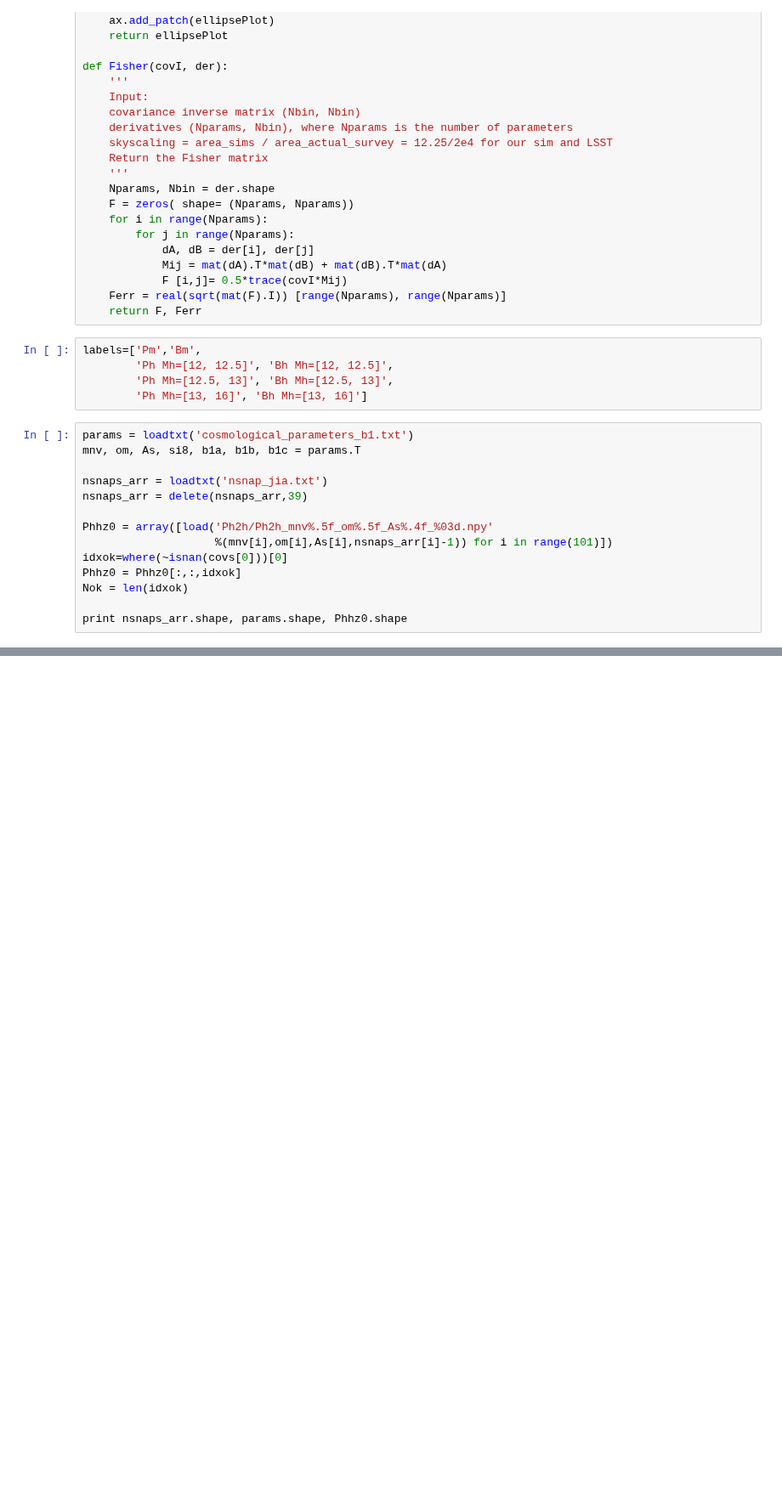
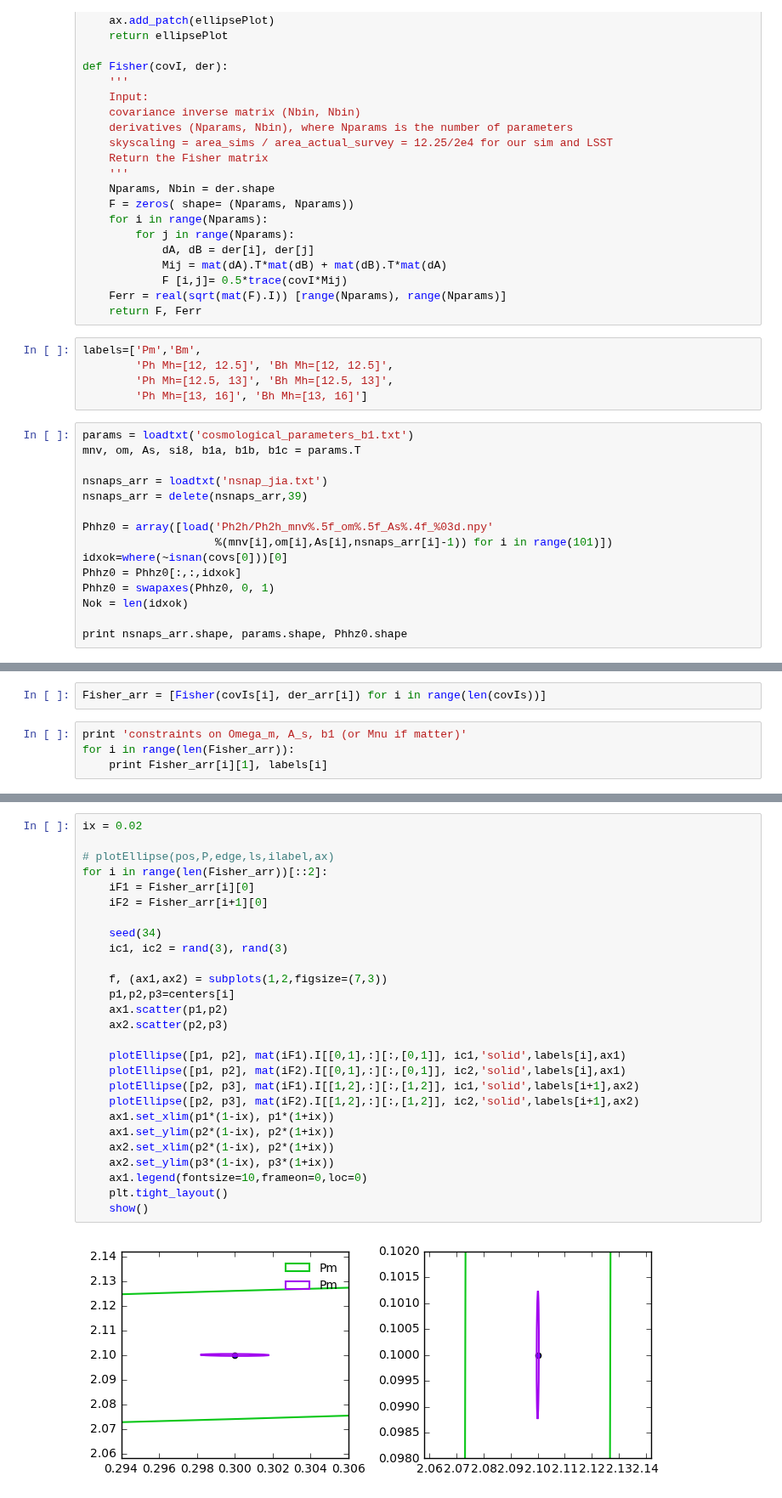
Before and after one commit to liuxx479/nubias, a Jupyter notebook: plot_constraints.ipynb, the cells around one changed output, grey strips where cells are left out. Shown at 85% size. Cells and saved outputs as stored; diff of their text form; blank space fills up the shorter version.

```diff
--- a/plot_constraints.ipynb
+++ b/plot_constraints.ipynb
@@ -49,6 +50,7 @@ Phhz0 = array([load('Ph2h/Ph2h_mnv%.5f_om%.5f_As%.4f_%03d.npy'
                     %(mnv[i],om[i],As[i],nsnaps_arr[i]-1)) for i in range(101)])
 idxok=where(~isnan(covs[0]))[0]
 Phhz0 = Phhz0[:,:,idxok]
+Phhz0 = swapaxes(Phhz0, 0, 1)
 Nok = len(idxok)
 
 print nsnaps_arr.shape, params.shape, Phhz0.shape
@@ -71,0 +98,6 @@ for icov in covs:
+# %%
+Fisher_arr = [Fisher(covIs[i], der_arr[i]) for i in range(len(covIs))]
+# %%
+print 'constraints on Omega_m, A_s, b1 (or Mnu if matter)'
+for i in range(len(Fisher_arr)):
+    print Fisher_arr[i][1], labels[i]
@@ -71,0 +114,29 @@ for icov in covs:
+# %%
+ix = 0.02
+
+# plotEllipse(pos,P,edge,ls,ilabel,ax)
+for i in range(len(Fisher_arr))[::2]:
+    iF1 = Fisher_arr[i][0]
+    iF2 = Fisher_arr[i+1][0]
+
+    seed(34)
+    ic1, ic2 = rand(3), rand(3)
+
+    f, (ax1,ax2) = subplots(1,2,figsize=(7,3))
+    p1,p2,p3=centers[i]
+    ax1.scatter(p1,p2)
+    ax2.scatter(p2,p3)
+
+    plotEllipse([p1, p2], mat(iF1).I[[0,1],:][:,[0,1]], ic1,'solid',labels[i],ax1)
+    plotEllipse([p1, p2], mat(iF2).I[[0,1],:][:,[0,1]], ic2,'solid',labels[i],ax1)
+    plotEllipse([p2, p3], mat(iF1).I[[1,2],:][:,[1,2]], ic1,'solid',labels[i+1],ax2)
+    plotEllipse([p2, p3], mat(iF2).I[[1,2],:][:,[1,2]], ic2,'solid',labels[i+1],ax2)
+    ax1.set_xlim(p1*(1-ix), p1*(1+ix))
+    ax1.set_ylim(p2*(1-ix), p2*(1+ix))
+    ax2.set_xlim(p2*(1-ix), p2*(1+ix))
+    ax2.set_ylim(p3*(1-ix), p3*(1+ix))
+    ax1.legend(fontsize=10,frameon=0,loc=0)
+    plt.tight_layout()
+    show()
+# %% [output]
+[figure, added]
```
Also changed, not shown: parts of 6 cells of this notebook.
